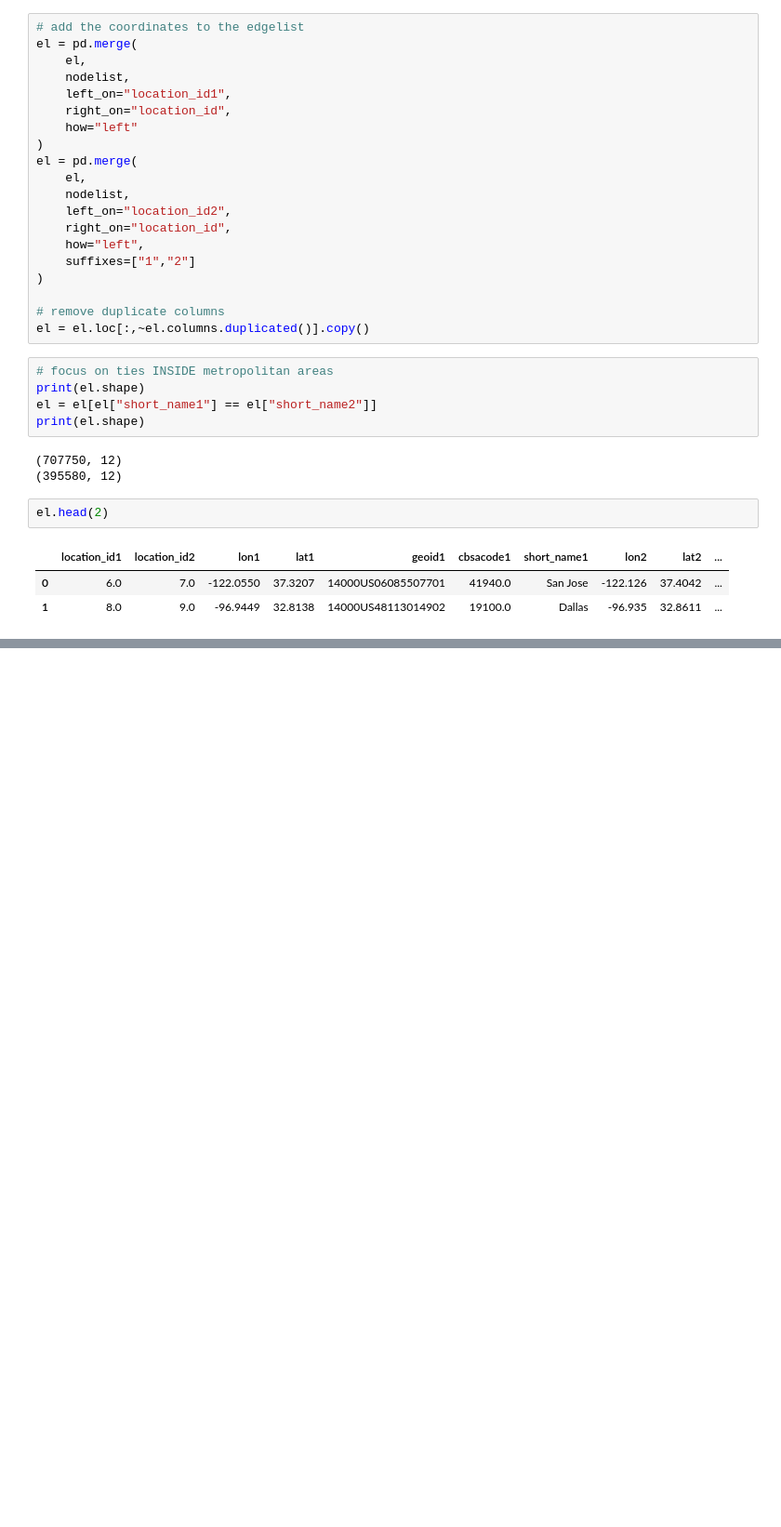
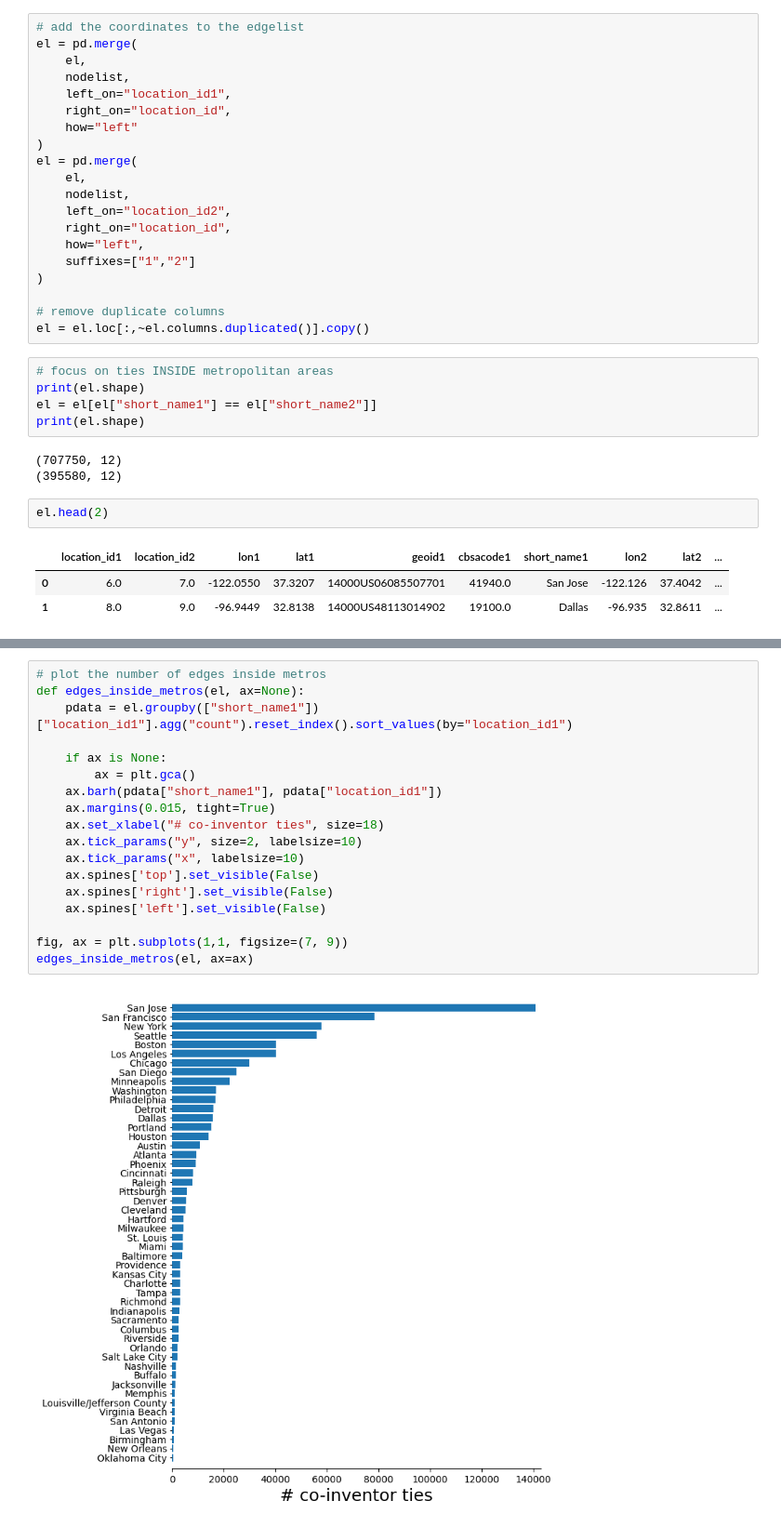
Before and after one commit to sandorjuhasz/inventors_inside_cities, a Jupyter notebook: code/02_inventor_network_construction.ipynb, the cells around one changed output, grey strips where cells are left out. Shown at 93% size. Cells and saved outputs as stored; diff of their text form; blank space fills up the shorter version.

```diff
--- a/code/02_inventor_network_construction.ipynb
+++ b/code/02_inventor_network_construction.ipynb
@@ -134,0 +158,20 @@ el.head(2)
+# %%
+# plot the number of edges inside metros
+def edges_inside_metros(el, ax=None):
+    pdata = el.groupby(["short_name1"])["location_id1"].agg("count").reset_index().sort_values(by="location_id1")
+
+    if ax is None:
+        ax = plt.gca()
+    ax.barh(pdata["short_name1"], pdata["location_id1"])
+    ax.margins(0.015, tight=True)
+    ax.set_xlabel("# co-inventor ties", size=18)
+    ax.tick_params("y", size=2, labelsize=10)
+    ax.tick_params("x", labelsize=10)
+    ax.spines['top'].set_visible(False)
+    ax.spines['right'].set_visible(False)
+    ax.spines['left'].set_visible(False)
+
+fig, ax = plt.subplots(1,1, figsize=(7, 9))
+edges_inside_metros(el, ax=ax)
+# %% [output]
+[figure, added]
```
Also changed, not shown: parts of 3 cells of this notebook.
